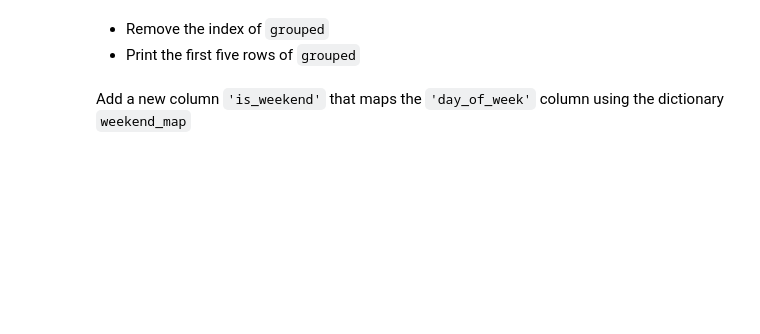
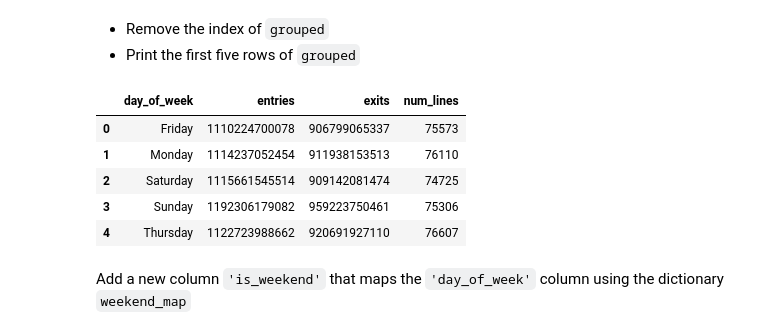
Before and after one commit to DebbieMOmondi/dsc-pandas-series-and-dataframes-lab, a Jupyter notebook: index.ipynb, the cells around one changed output. Cells and saved outputs as stored; diff of their text form; code cells hidden in the pictures; blank space fills up the shorter version.

```diff
--- a/index.ipynb
+++ b/index.ipynb
@@ -84,7 +106,9 @@ df.columns
 # %%
 def clean(col_name):
     # Clean the column name in any way you want to. Hint: think back to str methods
-    cleaned = None
+    cleaned = [clean(col) for col in columns]
     return cleaned
 # %%
 # Use the above function to clean the column names
+
+df.columns = [clean(col) for col in columns]
@@ -91,3 +117,11 @@ def clean(col_name):
+# %%
+def clean(col_name):
+    cleaned = col_name.strip().lower().replace(' ', '_')
+    cleaned = ''.join(char for char in cleaned if char.isalnum() or char == '_')
+    return cleaned
+
+# Apply cleaning to all DataFrame column names
+df.columns = [clean(col) for col in df.columns]
 # %%
 # Check to ensure the column names were cleaned
 df.columns
@@ -96,9 +134,10 @@ df.columns
 - Add a new column `'day_of_week'` that represents the day of the week
 # %%
 # Convert the data type of the 'date' column to a date
-
+df['date'] = pd.to_datetime(df['date'])
 
 # Add a new column 'day_of_week' that represents the day of the week
+df['day_of_week'] = df['date'].dt.day_name()
 # %%
 # Group the data by day of week and plot the sum of the numeric columns
 grouped = df.groupby('day_of_week').sum(numeric_only = True)
@@ -109,9 +150,17 @@ plt.show()
 - Print the first five rows of `grouped`
 # %%
 # Reset the index of grouped
-grouped = None
+grouped = grouped.reset_index()
 
 # Print the first five rows of grouped
+grouped.head(5)
+# %% [output]
+|  | day_of_week | entries | exits | num_lines |
+| 0 | Friday | 1110224700078 | 906799065337 | 75573 |
+| 1 | Monday | 1114237052454 | 911938153513 | 76110 |
+| 2 | Saturday | 1115661545514 | 909142081474 | 74725 |
+| 3 | Sunday | 1192306179082 | 959223750461 | 75306 |
+| 4 | Thursday | 1122723988662 | 920691927110 | 76607 |
 # %% [markdown]
 Add a new column `'is_weekend'` that maps the `'day_of_week'` column using the dictionary `weekend_map`
 # %%
```
Also changed, not shown: parts of 8 cells of this notebook.
